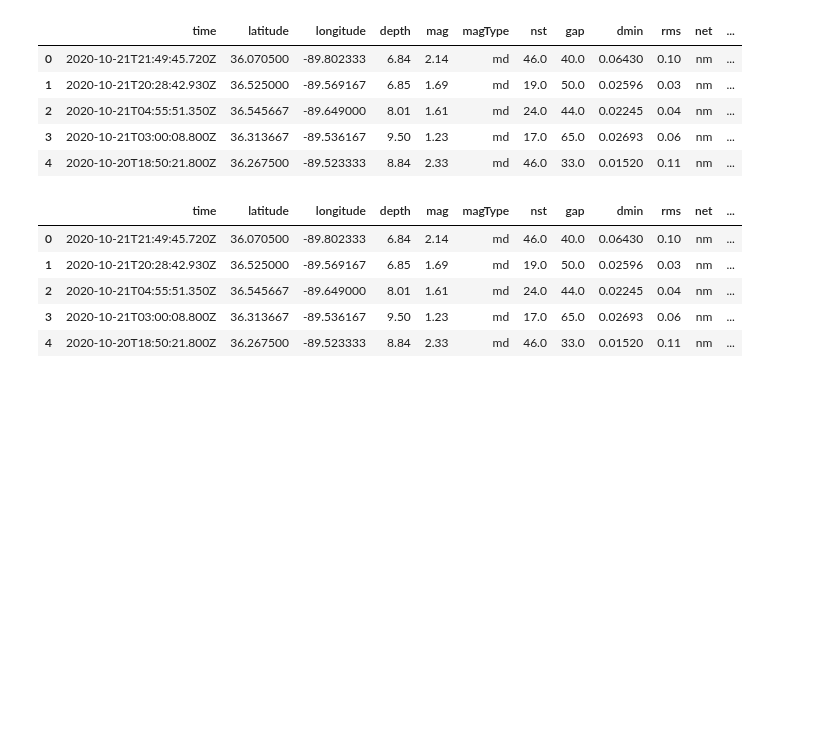
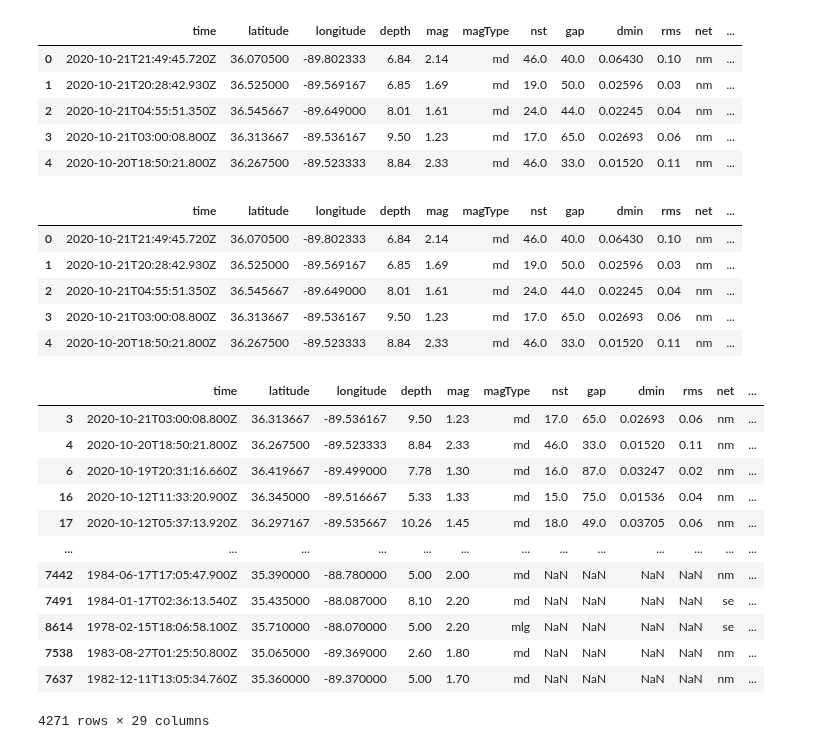
Before and after one commit to ocnrandolph/TNEG_Earthquakes, a Jupyter notebook: notebooks/dq3-TNEG-geospatial-data.ipynb, the cells around one changed output. Drawn from its saved outputs; the diff is of its cells as text; code cells hidden in the pictures; blank space fills up the shorter version.

```diff
--- a/notebooks/dq3-TNEG-geospatial-data.ipynb
+++ b/notebooks/dq3-TNEG-geospatial-data.ipynb
@@ -215,3 +215,21 @@ usgs.head()
 usgs_geo = gpd.GeoDataFrame(usgs,
                              crs = tn_county_map.crs,
                              geometry = usgs['geometry'])
+# %%
+# Join the USGS data to the TN basemap
+tn_earthquakes = gpd.sjoin(usgs_geo, tn_county_map, op = 'within')
+tn_earthquakes
+# %% [output]
+|  | time | latitude | longitude | depth | mag | magType | nst | gap | dmin | rms | net | ... |
+| 3 | 2020-10-21T03:00:08.800Z | 36.313667 | -89.536167 | 9.50 | 1.23 | md | 17.0 | 65.0 | 0.02693 | 0.06 | nm | ... |
+| 4 | 2020-10-20T18:50:21.800Z | 36.267500 | -89.523333 | 8.84 | 2.33 | md | 46.0 | 33.0 | 0.01520 | 0.11 | nm | ... |
+| 6 | 2020-10-19T20:31:16.660Z | 36.419667 | -89.499000 | 7.78 | 1.30 | md | 16.0 | 87.0 | 0.03247 | 0.02 | nm | ... |
+| 16 | 2020-10-12T11:33:20.900Z | 36.345000 | -89.516667 | 5.33 | 1.33 | md | 15.0 | 75.0 | 0.01536 | 0.04 | nm | ... |
+| 17 | 2020-10-12T05:37:13.920Z | 36.297167 | -89.535667 | 10.26 | 1.45 | md | 18.0 | 49.0 | 0.03705 | 0.06 | nm | ... |
+| ... | ... | ... | ... | ... | ... | ... | ... | ... | ... | ... | ... | ... |
+| 7442 | 1984-06-17T17:05:47.900Z | 35.390000 | -88.780000 | 5.00 | 2.00 | md | NaN | NaN | NaN | NaN | nm | ... |
+| 7491 | 1984-01-17T02:36:13.540Z | 35.435000 | -88.087000 | 8.10 | 2.20 | md | NaN | NaN | NaN | NaN | se | ... |
+| 8614 | 1978-02-15T18:06:58.100Z | 35.710000 | -88.070000 | 5.00 | 2.20 | mlg | NaN | NaN | NaN | NaN | se | ... |
+| 7538 | 1983-08-27T01:25:50.800Z | 35.065000 | -89.369000 | 2.60 | 1.80 | md | NaN | NaN | NaN | NaN | nm | ... |
+| 7637 | 1982-12-11T13:05:34.760Z | 35.360000 | -89.370000 | 5.00 | 1.70 | md | NaN | NaN | NaN | NaN | nm | ... |
+4271 rows × 29 columns
```
Also changed, not shown: parts of 20 cells of this notebook.
